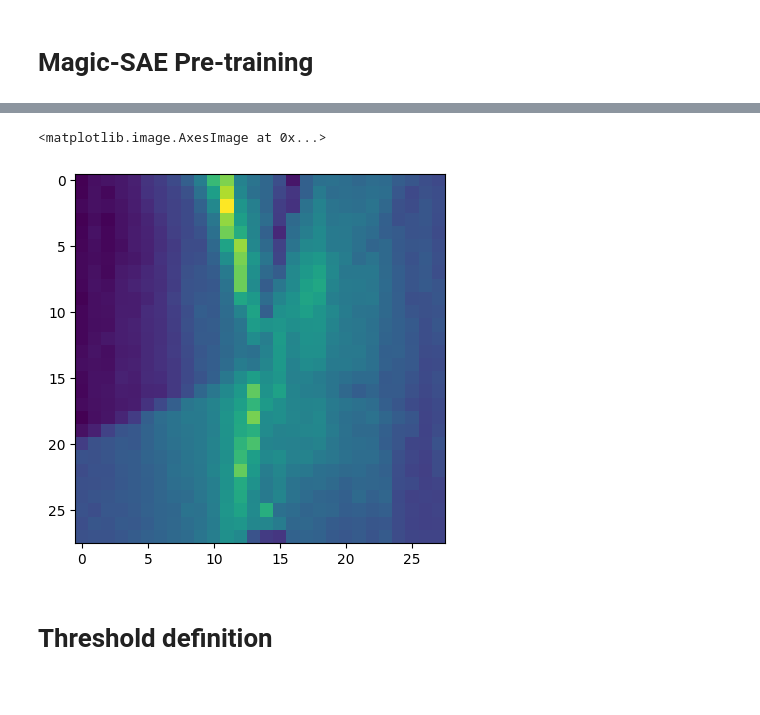
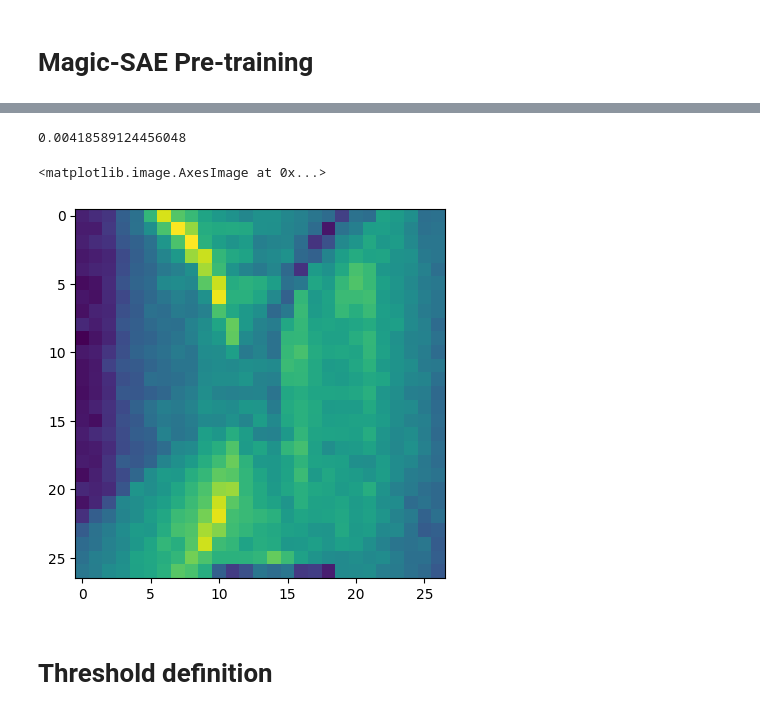
Before and after one commit to Immaioz/SNN_CNN_Interaction, a Jupyter notebook: Magic Loop.ipynb, the cells around one changed output, grey strips where cells are left out. Drawn from its saved outputs; the diff is of its cells as text; code cells hidden in the pictures.

```diff
--- a/Magic Loop.ipynb
+++ b/Magic Loop.ipynb
@@ -114,7 +229,7 @@ env_df.head()
 | 3 | 3 | 1 |
 | 4 | 4 | 1 |
 # %%
-label_df = pd.read_csv("training_mixed_set/training_mixed_frames_labels.csv")
+label_df = pd.read_csv("metadata/training_mixed_frames_labels.csv")
 label_df.head()
 # %% [output]
 |  | frame_id | label |
@@ -215,7 +379,7 @@ for i in range(len(train_df)):
     img = cv2.imread(path,0)
     #img = cv2.cvtColor(img, cv2.COLOR_BGR2RGB)
     #img = cv2.resize(img, (28, 28))
-    img = log_resize(img)
+    img = log_rescale_image(img)
     X_train.append(img)
 X_train = (np.array(X_train)/255.0).astype(float)
 # %%
@@ -256,4 +420,4 @@ plt.imshow(X_test_lr[-1])
 # %%
-X_train = np.reshape(X_train,(-1,784))
+X_train = np.reshape(X_train,(-1,729))
 X_train.shape
 # %% [output]
@@ -515,5 +727,10 @@ val_dataset = TensorDataset(X_val,X_val)
 val_dataloader = DataLoader(val_dataset, batch_size=BATCH_SIZE, shuffle=True)
 
 loss_fn = torch.nn.MSELoss()
+magic_sae = SAE(729,CODE_SIZE,num_steps=30)
+optimizer = torch.optim.Adam(magic_sae.parameters(), lr=1e-3, betas=(0.9, 0.999))
+
+# for e in range(20):
+#     train_loss = train(magic_sae, pre_train_dataloader, optimizer, e)
 train_losses, val_losses = train(magic_sae,pre_train_dataloader,val_dataloader,PRE_TRAIN_EPOCHS,loss_fn,optimizer)
 # %% [output]
@@ -563,9 +794,16 @@ a,b = magic_sae(torch.Tensor(X_train[TRAIN_ID]))
+# %%
+compute_reconstruction_error(magic_sae,X_val)
+compute_reconstruction_error(magic_sae,X_train)
+# %% [output]
+0.00418589124456048
 # %%
-c = torch.mean(b,axis=0)
-plt.imshow(c.detach().numpy().reshape(28,28))
+magic_sae.eval()
+a = magic_sae(torch.Tensor(X_train[TRAIN_ID]).reshape(1,-1))
+# c = torch.mean(b,axis=0)
+plt.imshow(a.detach().numpy().reshape(27,27))
 # %% [output]
 <matplotlib.image.AxesImage at 0x...>
-[figure, old version]
+[figure, new version]
 # %% [markdown]
 # Threshold definition
 # %%
```
Also changed, not shown: parts of 52 cells of this notebook, 1 other file.
